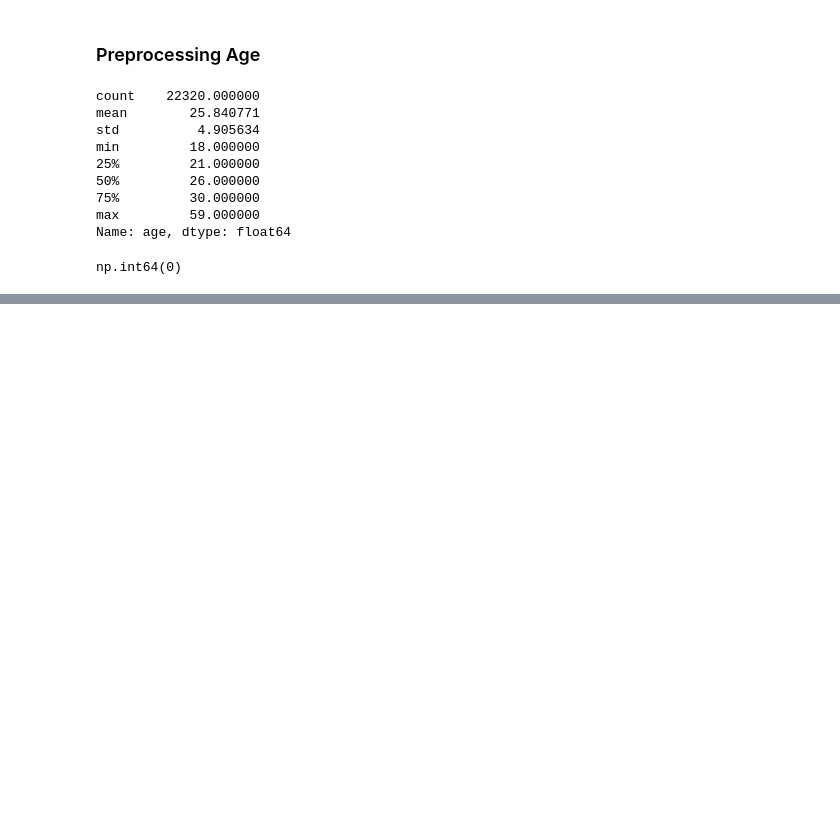
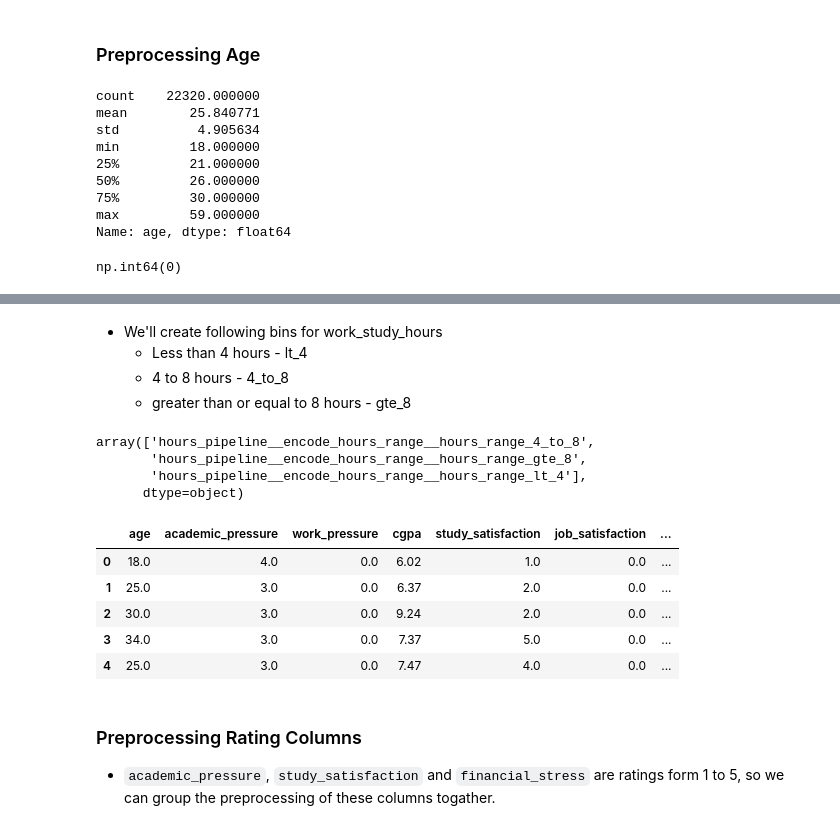
Before and after one commit to gaurangdave/mental_health_ml, a Jupyter notebook: notebooks/01_data_exploration.ipynb, the cells around one changed output, grey strips where cells are left out. Cells and saved outputs as stored; diff of their text form; code cells hidden in the pictures; blank space fills up the shorter version.

```diff
--- a/notebooks/01_data_exploration.ipynb
+++ b/notebooks/01_data_exploration.ipynb
@@ -989,0 +1203,76 @@ map_age_bins = FunctionTransformer(map_age_bins_fn)
+# %% [markdown]
+* We'll create following bins for work_study_hours
+    * Less than 4 hours - lt_4
+    * 4 to 8 hours - 4_to_8
+    * greater than or equal to 8 hours - gte_8
+# %%
+# helper function to map and create hours bins
+def map_hours_bins_feature_names(function_transformer, feature_names_in):
+    features_out = feature_names_in.tolist()
+    features_out.extend(["hours_range"])
+    return features_out
+
+def map_hours_bins_fn(df):
+    if not isinstance(df, pd.DataFrame):
+        raise ValueError("map_hours_bins_fn : Input must be a pandas DataFrame")
+    df_copy = df.copy()
+    # default value
+    df_copy["hours_range"] = "gte_8"
+    df_copy.loc[df_copy["work_study_hours"].between(
+        0, 4, "left"), "hours_range"] = "lt_4"
+    df_copy.loc[df_copy["work_study_hours"].between(
+        4, 8, "left"), "hours_range"] = "4_to_8"
+    return df_copy
+
+
+map_hours_bins = FunctionTransformer(
+    map_hours_bins_fn, feature_names_out=map_hours_bins_feature_names)
+
+
+def make_hours_encoder_fn(encoding="onehot"):
+    encoder = OneHotEncoder(
+        sparse_output=False, handle_unknown="ignore")
+
+    if encoding == "ordinal":
+        encoder = OrdinalEncoder(categories=[[
+            "lt_4", "4_to_8", "gte_8"
+        ]], handle_unknown="use_encoded_value", unknown_value=-1)
+
+    return ColumnTransformer(
+        [("encode_hours_range", encoder, ["hours_range"])]
+    )
+
+
+hours_pipeline = Pipeline(
+    [("default_num_pipeline", default_num_pipeline),
+     ("map_hours_bins", map_hours_bins),
+     ("encode_hours", make_hours_encoder_fn(encoding="onehot"))]
+)
+
+preprocess_hours = ColumnTransformer(
+    [
+        ("hours_pipeline", hours_pipeline, ["work_study_hours"]),
+    ]
+)
+
+
+temp = preprocess_hours.fit_transform(X_train)
+preprocess_hours.get_feature_names_out()
+# %% [output]
+array(['hours_pipeline__encode_hours_range__hours_range_4_to_8',
+       'hours_pipeline__encode_hours_range__hours_range_gte_8',
+       'hours_pipeline__encode_hours_range__hours_range_lt_4'],
+      dtype=object)
+# %%
+numerical_data = map_hours_bins_fn(numerical_data)
+numerical_data.head()
+# %% [output]
+|  | age | academic_pressure | work_pressure | cgpa | study_satisfaction | job_satisfaction | ... |
+| 0 | 18.0 | 4.0 | 0.0 | 6.02 | 1.0 | 0.0 | ... |
+| 1 | 25.0 | 3.0 | 0.0 | 6.37 | 2.0 | 0.0 | ... |
+| 2 | 30.0 | 3.0 | 0.0 | 9.24 | 2.0 | 0.0 | ... |
+| 3 | 34.0 | 3.0 | 0.0 | 7.37 | 5.0 | 0.0 | ... |
+| 4 | 25.0 | 3.0 | 0.0 | 7.47 | 4.0 | 0.0 | ... |
+# %% [markdown]
+### Preprocessing Rating Columns
+* `academic_pressure`, `study_satisfaction` and `financial_stress` are ratings form 1 to 5, so we can group the preprocessing of these columns togather.
```
Also changed, not shown: parts of 25 cells of this notebook.
